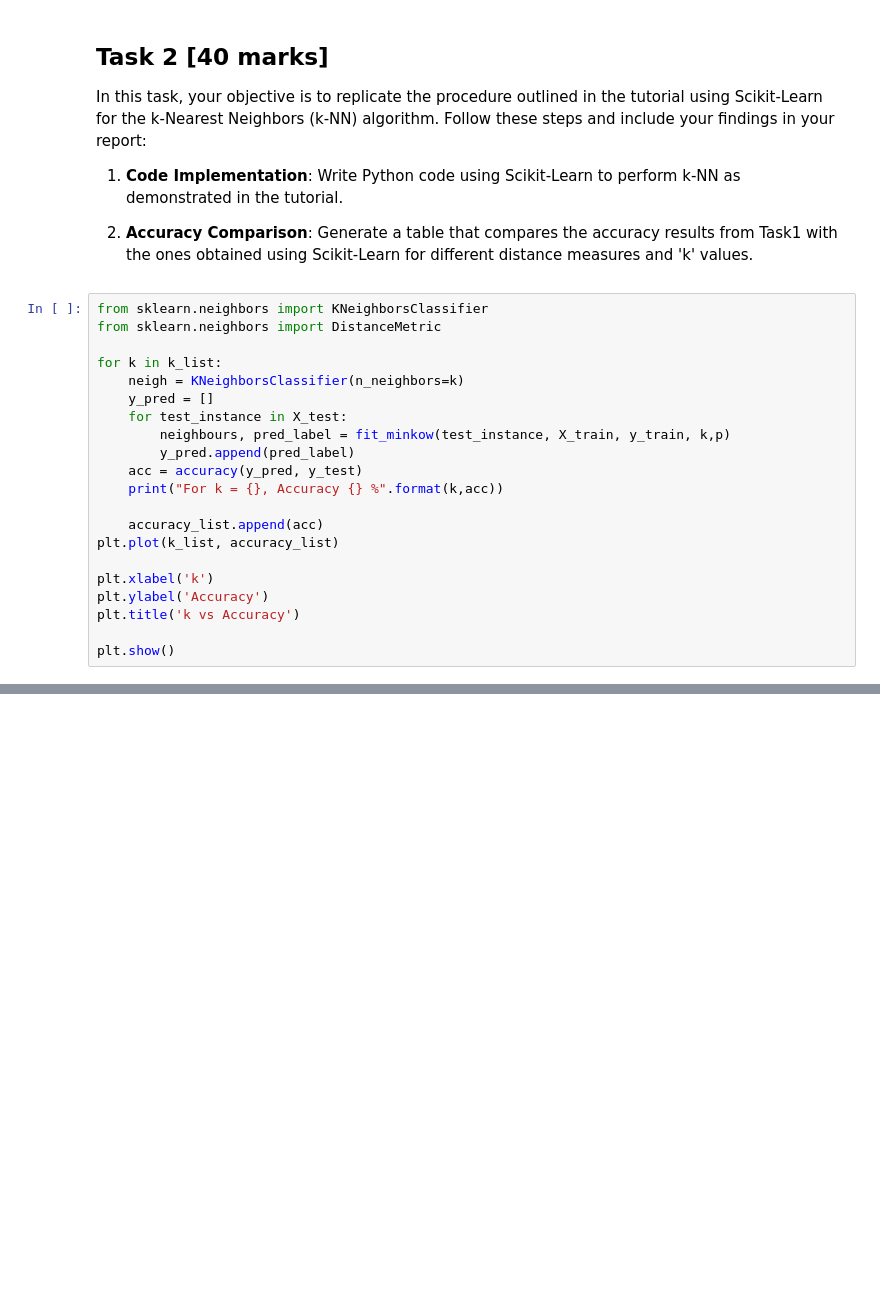
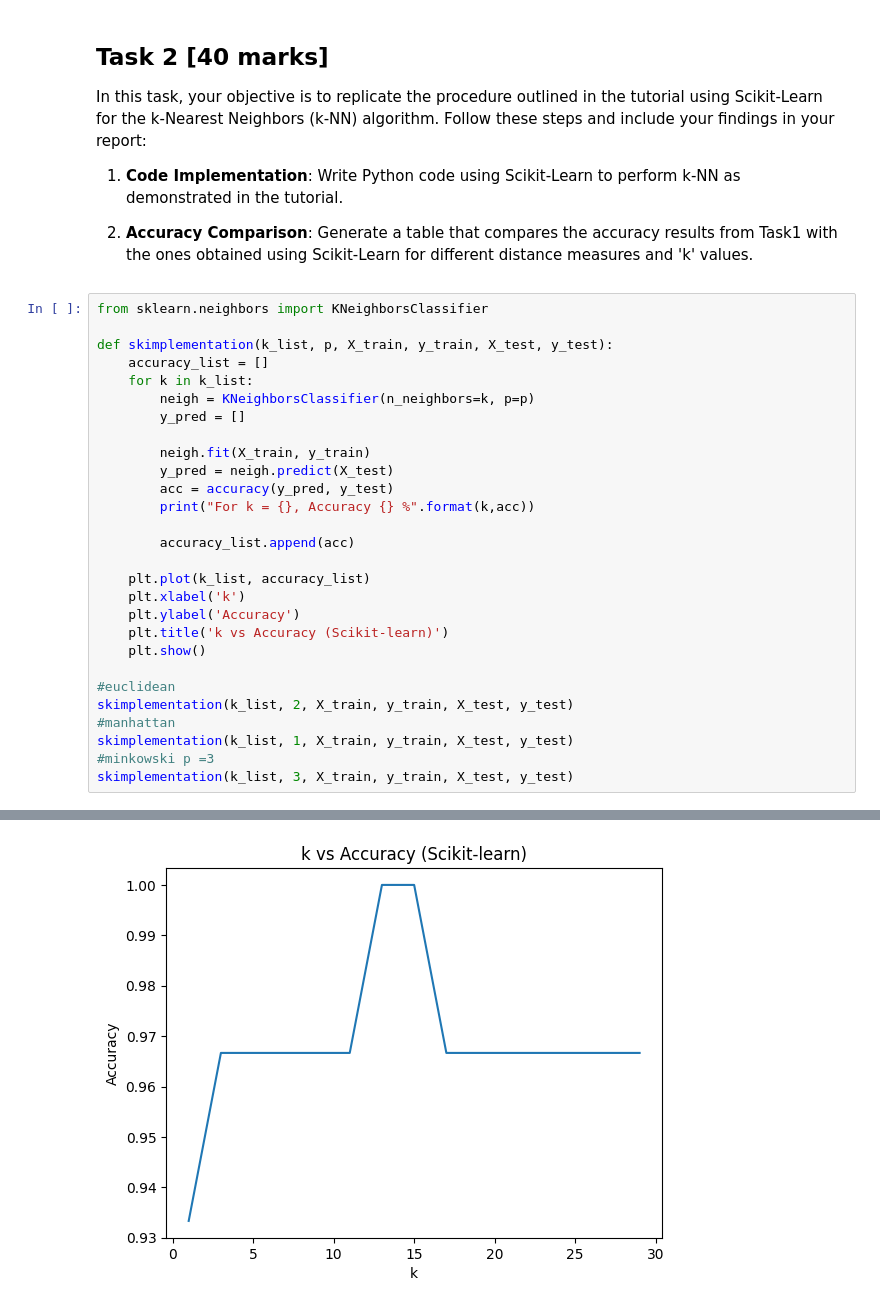
Before and after one commit to rhynero/eeml_cw, a Jupyter notebook: 07_ML_kNN.ipynb, the cells around one changed output, grey strips where cells are left out. Saved outputs shown, nothing was run; the diff lists cells and outputs as text; blank space fills up the shorter version.

```diff
--- a/07_ML_kNN.ipynb
+++ b/07_ML_kNN.ipynb
@@ -460,22 +448,30 @@ In this task, your objective is to replicate the procedure outlined in the tutor
 2. **Accuracy Comparison**: Generate a table that compares the accuracy results from Task1 with the ones obtained using Scikit-Learn for different distance measures and 'k' values.
 # %%
 from sklearn.neighbors import KNeighborsClassifier
-from sklearn.neighbors import DistanceMetric
 
-for k in k_list:
-    neigh = KNeighborsClassifier(n_neighbors=k)
-    y_pred = []
-    for test_instance in X_test:
-        neighbours, pred_label = fit_minkow(test_instance, X_train, y_train, k,p)
-        y_pred.append(pred_label)
-    acc = accuracy(y_pred, y_test)
-    print("For k = {}, Accuracy {} %".format(k,acc))
+def skimplementation(k_list, p, X_train, y_train, X_test, y_test):
+    accuracy_list = []
+    for k in k_list:
+        neigh = KNeighborsClassifier(n_neighbors=k, p=p)
+        y_pred = []
 
-    accuracy_list.append(acc)
-plt.plot(k_list, accuracy_list)
+        neigh.fit(X_train, y_train)
+        y_pred = neigh.predict(X_test)
+        acc = accuracy(y_pred, y_test)
+        print("For k = {}, Accuracy {} %".format(k,acc))
 
-plt.xlabel('k')
-plt.ylabel('Accuracy')
-plt.title('k vs Accuracy')
+        accuracy_list.append(acc)
 
-plt.show()
+    plt.plot(k_list, accuracy_list)
+    plt.xlabel('k')
+    plt.ylabel('Accuracy')
+    plt.title('k vs Accuracy (Scikit-learn)')
+    plt.show()
+
+#euclidean
+skimplementation(k_list, 2, X_train, y_train, X_test, y_test)
+#manhattan
+skimplementation(k_list, 1, X_train, y_train, X_test, y_test)
+#minkowski p =3
+skimplementation(k_list, 3, X_train, y_train, X_test, y_test)
+# %% [output]
@@ -481,0 +493 @@ plt.show()
+[figure, added]
```
Also changed, not shown: parts of 4 cells of this notebook.
